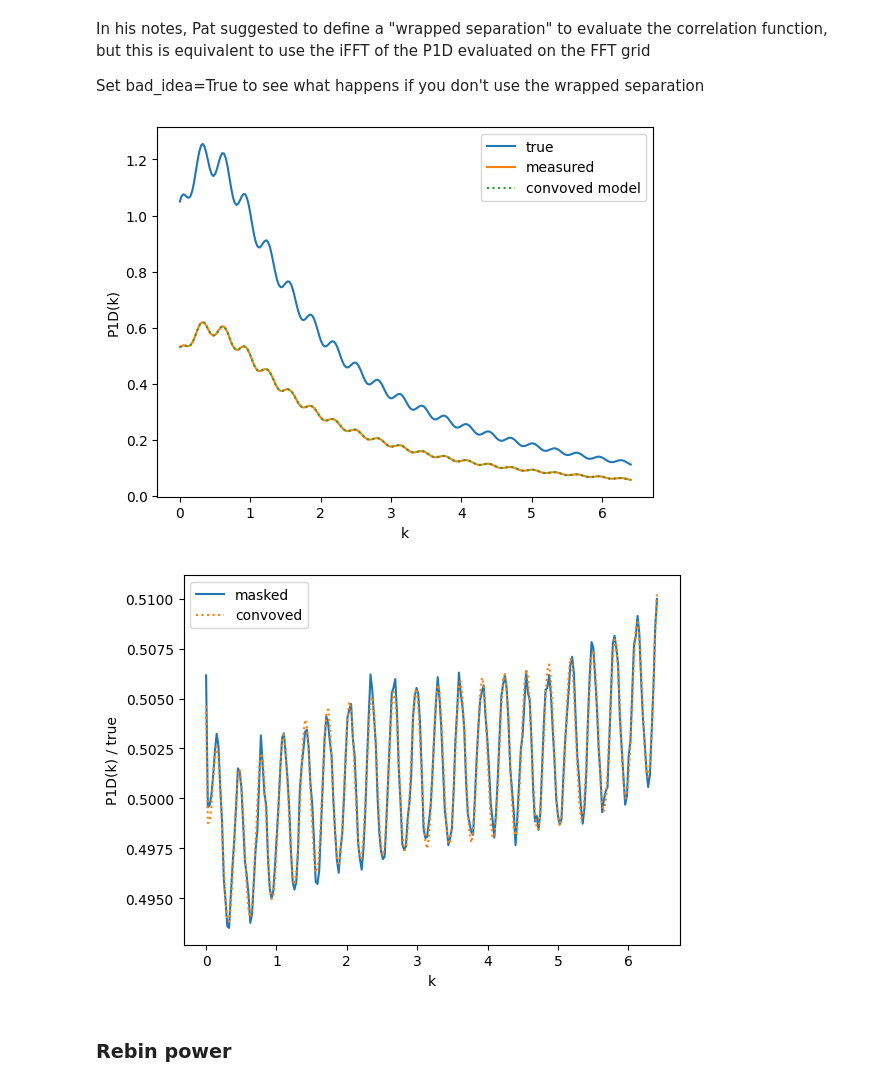
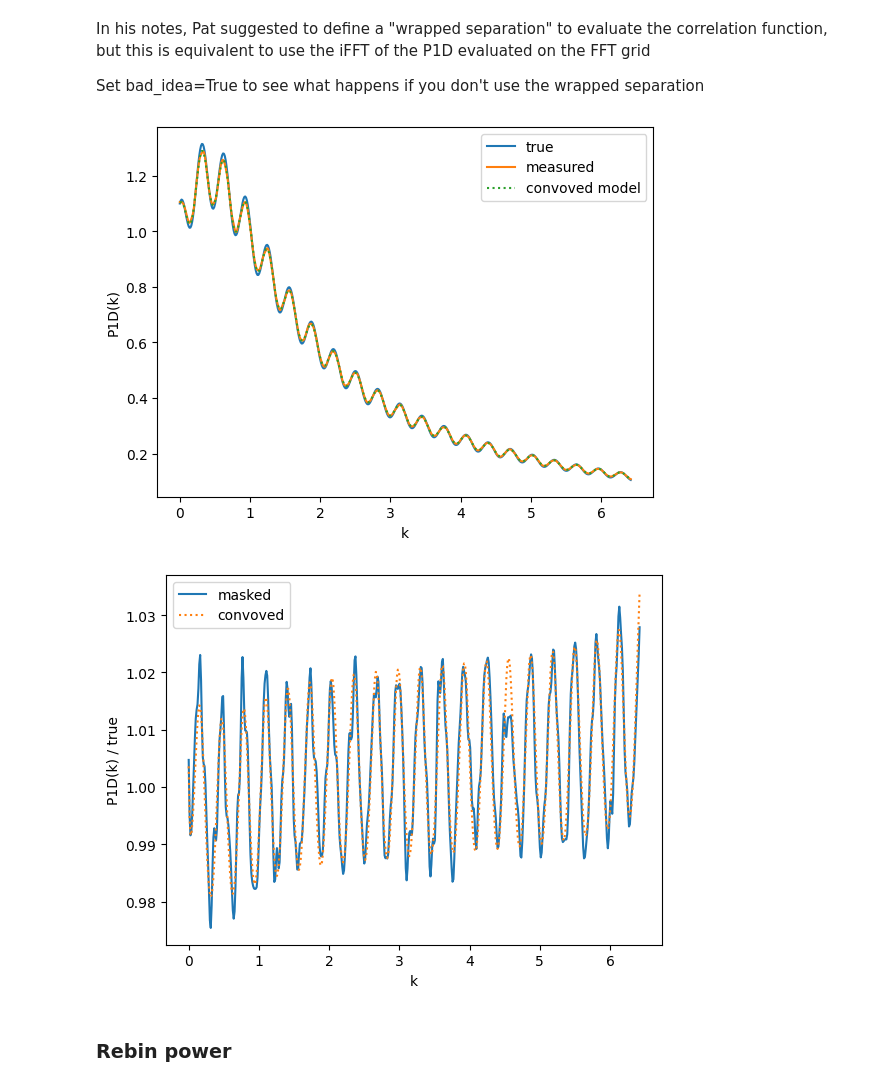
Before and after one commit to sindhusatyavolu/fourier_playground, a Jupyter notebook: fft_masking/zero_padding.ipynb, the cells around one changed output. Drawn from its saved outputs; the diff is of its cells as text; code cells hidden in the pictures.

```diff
--- a/fft_masking/zero_padding.ipynb
+++ b/fft_masking/zero_padding.ipynb
@@ -12,7 +14,7 @@ import skewer_maker
 # %% [markdown]
 Define the input power spectrum
 # %%
-input_p1d=input_power.InputPower(P0=1.0,k0=1,kF=10,r_SiIII=20,f_SiIII=0.05)
+input_p1d=input_power.InputPower(P0=1.0,k0=1,kF=10,r_SiIII=20,f_SiIII=0.1)
 # %% [markdown]
 Define the long FFT grid used to generate skewers
 # %%
@@ -36,7 +38,7 @@ print('window',N_window,L_window,L_window/N_window)
 window 256 125.0 0.48828125
 # %%
 # the FFT grid used in the analysis could be different than the window, since we might add zero padding
-N=int(2*N_window)
+N=int(4*N_window)
 L=L_window*N/N_window
 # pixel width
 dx = L/N
@@ -60,8 +62,8 @@ true_p1d=input_p1d.get_true_p1d(np.abs(k))
 The squared amplitude of the Fourier modes should (on average!) agree with the input power spectrum
 # %%
 # number of skewers to make
-Nsk=int(1e6)
-savedir='run_{}_{}_{}_L{}_{}/'.format(N_long,N_window,N,int(L),Nsk)
+Nsk=int(1e5)
+savedir='zero_{}_{}_{}_L{}_{}/'.format(N_long,N_window,N,int(L),Nsk)
 if os.path.isdir(savedir):
     print(savedir,'already exists, will override')
 else:
@@ -156,24 +159,24 @@ Q_a = np.fft.ifft(w2_m)
 T_m = np.fft.fft(Q_a*xi_a)
 # %%
 plt.plot(k[:N//2],true_p1d[:N//2],label='true')
-plt.plot(k[:N//2],mean_p1d[:N//2],label='measured')
+plt.plot(k[:N//2],N/N_window*mean_p1d[:N//2],label='measured')
 #plt.plot(k,convolved_p1d/N/N,ls=':',label='convolved')
-plt.plot(k[:N//2],T_m[:N//2].real*(dx/N),ls=':',label='convoved model')
+plt.plot(k[:N//2],N/N_window*T_m[:N//2].real*(dx/N),ls=':',label='convoved model')
 plt.xlabel('k')
 plt.ylabel('P1D(k)')
 plt.legend()
 plt.savefig(savedir+'/p1d_convolved.pdf')
 # %% [output]
-[figure, old version]
+[figure, new version]
 # %%
-plt.plot(k[:N//2],mean_p1d[:N//2]/true_p1d[:N//2],label='masked')
-plt.plot(k[:N//2],T_m[:N//2].real*(dx/N)/true_p1d[:N//2],ls=':',label='convoved')
+plt.plot(k[:N//2],N/N_window*mean_p1d[:N//2]/true_p1d[:N//2],label='masked')
+plt.plot(k[:N//2],N/N_window*T_m[:N//2].real*(dx/N)/true_p1d[:N//2],ls=':',label='convoved')
 plt.xlabel('k')
 plt.ylabel('P1D(k) / true')
 plt.legend()
 plt.savefig(savedir+'/p1d_ratio_convolved.pdf')
 # %% [output]
-[figure, old version]
+[figure, new version]
 # %% [markdown]
 ### Rebin power
 # %%
```
Also changed, not shown: parts of 13 cells of this notebook, 1 other file.
